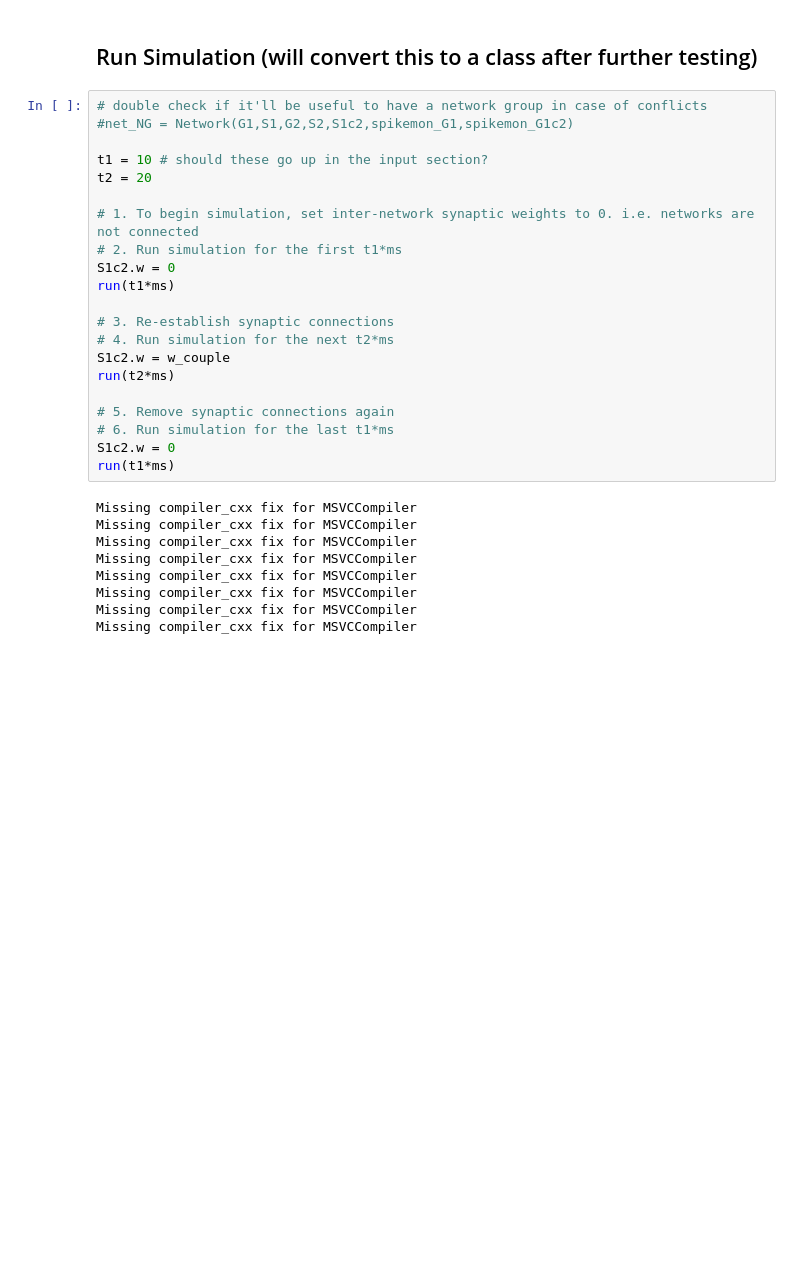
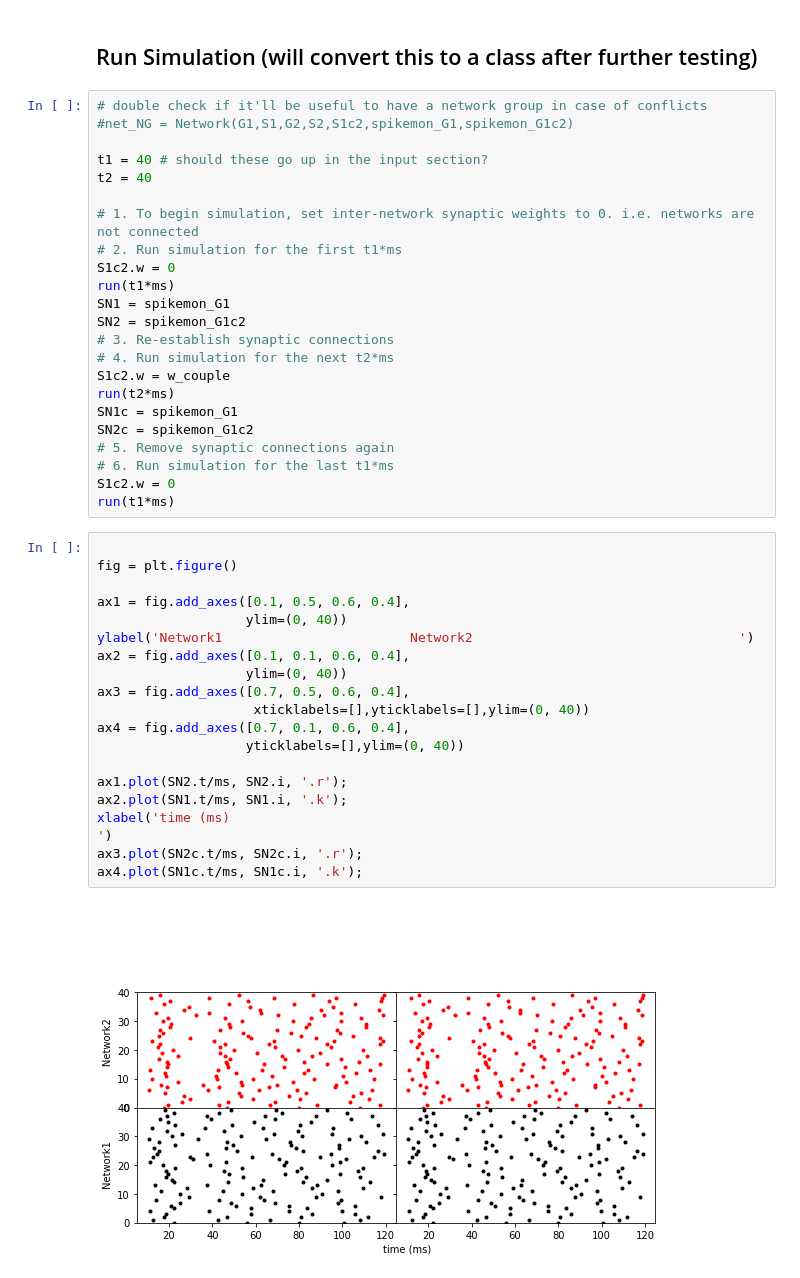
Before and after one commit to KokilaP/Neural-Networks, a Jupyter notebook: N2_BatchSimModel.ipynb, the cells around one changed output. Saved outputs shown, nothing was run; the diff lists cells and outputs as text; blank space fills up the shorter version.

```diff
--- a/N2_BatchSimModel.ipynb
+++ b/N2_BatchSimModel.ipynb
@@ -720,29 +722,43 @@ G2.tau_gi = tau_gi_var
 # double check if it'll be useful to have a network group in case of conflicts
 #net_NG = Network(G1,S1,G2,S2,S1c2,spikemon_G1,spikemon_G1c2)
 
-t1 = 10 # should these go up in the input section?
-t2 = 20
+t1 = 40 # should these go up in the input section?
+t2 = 40
 
 # 1. To begin simulation, set inter-network synaptic weights to 0. i.e. networks are not connected
 # 2. Run simulation for the first t1*ms
 S1c2.w = 0
 run(t1*ms)
-
+SN1 = spikemon_G1
+SN2 = spikemon_G1c2
 # 3. Re-establish synaptic connections
 # 4. Run simulation for the next t2*ms
 S1c2.w = w_couple
 run(t2*ms)
-
+SN1c = spikemon_G1
+SN2c = spikemon_G1c2
 # 5. Remove synaptic connections again
 # 6. Run simulation for the last t1*ms
 S1c2.w = 0
 run(t1*ms)
-# %% [output]
-Missing compiler_cxx fix for MSVCCompiler
-Missing compiler_cxx fix for MSVCCompiler
-Missing compiler_cxx fix for MSVCCompiler
-Missing compiler_cxx fix for MSVCCompiler
-Missing compiler_cxx fix for MSVCCompiler
-Missing compiler_cxx fix for MSVCCompiler
-Missing compiler_cxx fix for MSVCCompiler
-Missing compiler_cxx fix for MSVCCompiler
+# %%
+
+fig = plt.figure()
+
+ax1 = fig.add_axes([0.1, 0.5, 0.6, 0.4],
+                   ylim=(0, 40))
+ylabel('Network1                        Network2                                  ')
+ax2 = fig.add_axes([0.1, 0.1, 0.6, 0.4],
+                   ylim=(0, 40))
+ax3 = fig.add_axes([0.7, 0.5, 0.6, 0.4],
+                    xticklabels=[],yticklabels=[],ylim=(0, 40))
+ax4 = fig.add_axes([0.7, 0.1, 0.6, 0.4],
+                   yticklabels=[],ylim=(0, 40))
+
+ax1.plot(SN2.t/ms, SN2.i, '.r');
+ax2.plot(SN1.t/ms, SN1.i, '.k');
+xlabel('time (ms)                                                                            ')
+ax3.plot(SN2c.t/ms, SN2c.i, '.r');
+ax4.plot(SN1c.t/ms, SN1c.i, '.k');
+# %% [output]
+[figure, added]
```
Also changed, not shown: parts of 4 cells of this notebook.
